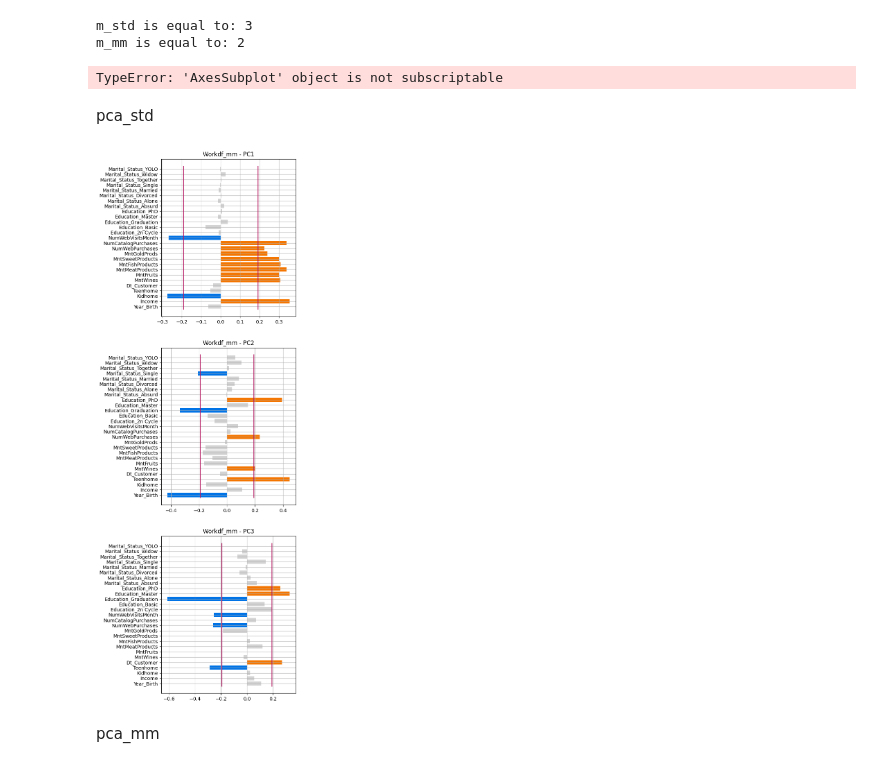
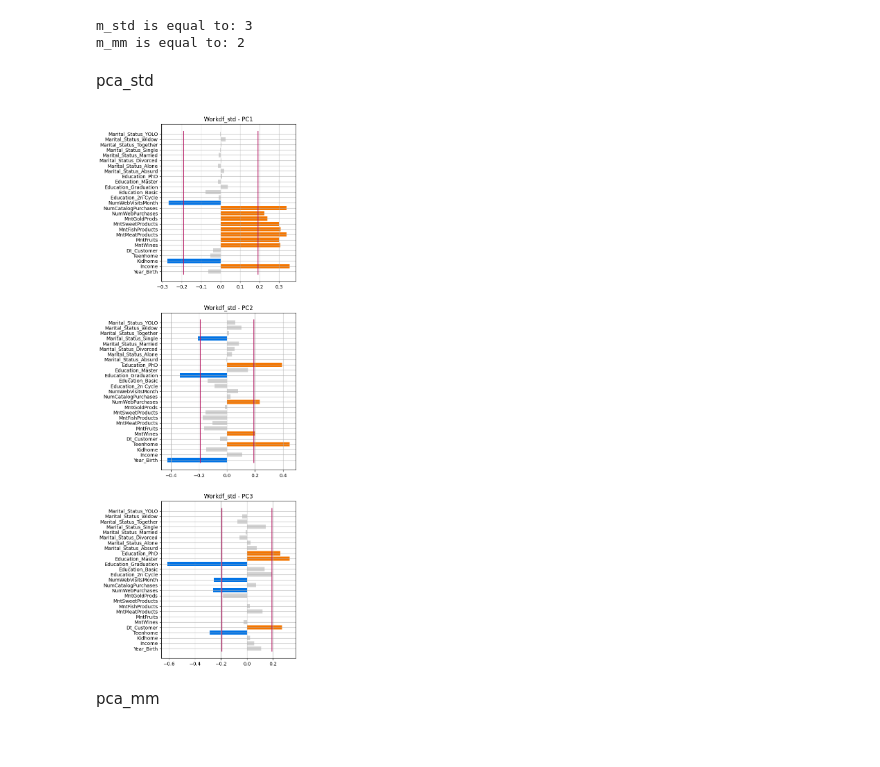
Before and after one commit to MarcoMungaiCoppolino/Data-Science-Portfolio, a Jupyter notebook: PROGETTO/HomeWork_1/LE MungaiCoppolinoPellegrino copy.ipynb, the cells around one changed output. Saved outputs shown, nothing was run; the diff lists cells and outputs as text; code cells hidden in the pictures.

```diff
--- a/PROGETTO/HomeWork_1/LE MungaiCoppolinoPellegrino copy.ipynb
+++ b/PROGETTO/HomeWork_1/LE MungaiCoppolinoPellegrino copy.ipynb
@@ -369,42 +307,24 @@ Y_Xworkdf_mm = pca_mm.fit_transform(Xworkdf_mm)
 # %% [output]
 m_std is equal to: 3
 m_mm is equal to: 2
-# %%
-for i in range(0, 2):
-    for j in range(0, 2):
-        ax[i,j].plot([eps, eps], [-0.5, pca_std.n_features_in_ - 0.5], '#b51963')
-        ax[i,j].plot([-eps, -eps], [-0.5, pca_std.n_features_in_ - 0.5],'#b51963')
-        color_list = ['#F57600' if val >= eps else '#0073E6' if val <= -eps else '#D3D3D3' for val in pca_std.components_[num, :]]
-        ax[i,j].barh(np.arange(pca_std.n_features_in_), pca_std.components_[num, :], color=color_list)
-        ax[i,j].set_yticks(ticks=np.arange(pca_std.n_features_in_))
-        ax[i,j].set_yticklabels(labels=Xworkdf_std.columns.to_list())
-        ax[i,j].set_title('Workdf_std - PC%d' % (num+1))
-        ax[i,j].grid()
-
-
-        num += 1
-
-plt.show()
-# %% [output]
-TypeError: 'AxesSubplot' object is not subscriptable
 # %% [markdown]
 pca_std
 # %%
 eps = np.sqrt(1 / Xworkdf.shape[1])
 
 fig, ax = plt.subplots(m_std, 1, figsize=(5, 20))
 num = 0
 for i in range(0, m_std):
         ax[i].plot([eps, eps], [-0.5, pca_std.n_features_in_ - 0.5], '#b51963')
         ax[i].plot([-eps, -eps], [-0.5, pca_std.n_features_in_ - 0.5],'#b51963')
         color_list = ['#F57600' if val >= eps else '#0073E6' if val <= -eps else '#D3D3D3' for val in pca_std.components_[i, :]]
         ax[i].barh(np.arange(pca_std.n_features_in_), pca_std.components_[i, :], color=color_list)
         ax[i].set_yticks(ticks=np.arange(pca_std.n_features_in_))
         ax[i].set_yticklabels(labels=Xworkdf_std.columns.to_list())
-        ax[i].set_title('Workdf_mm - PC%d' % (i+1))
+        ax[i].set_title('Workdf_std - PC%d' % (i+1))
         ax[i].grid()
 # %% [output]
-[figure, old version]
+[figure, new version]
 # %% [markdown]
 pca_mm
 # %%
```
Also changed, not shown: parts of 13 cells of this notebook, 1 other file.
